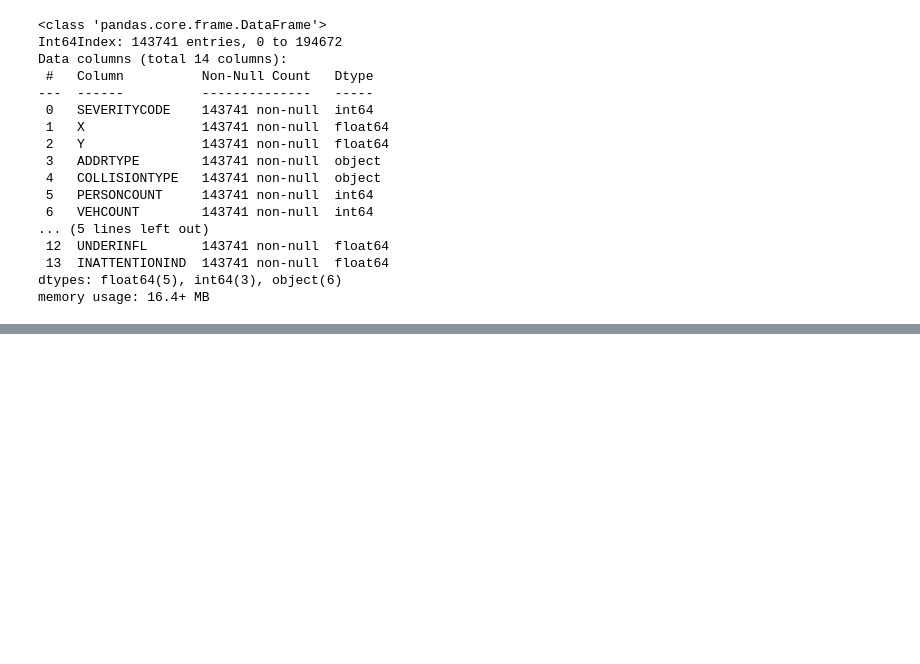
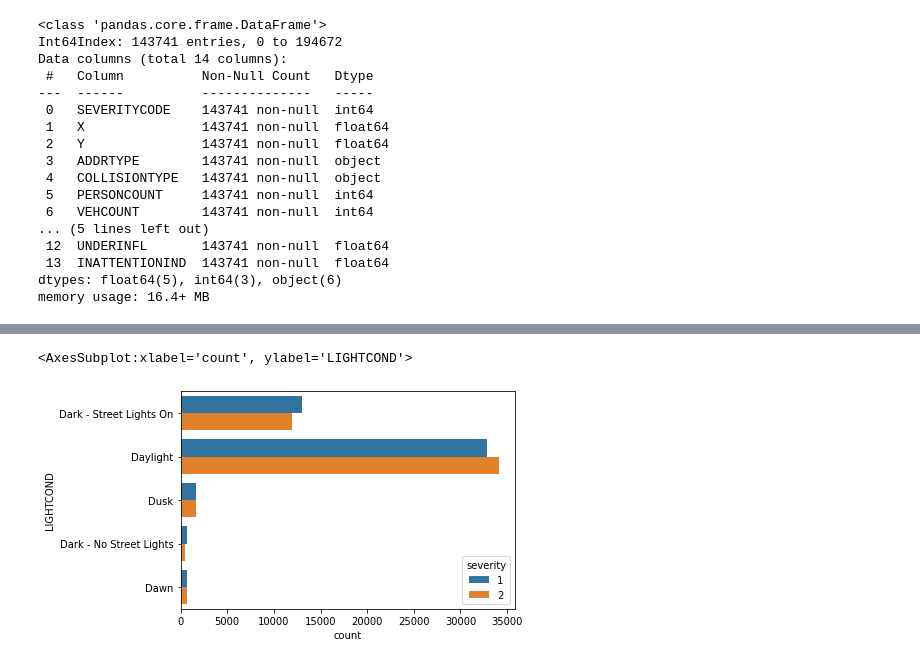
Before and after one commit to augustodn/Coursera_Capstone, a Jupyter notebook: DS-Coursera-Capstone.ipynb, the cells around one changed output, grey strips where cells are left out. Cells and saved outputs as stored; diff of their text form; code cells hidden in the pictures; blank space fills up the shorter version.

```diff
--- a/DS-Coursera-Capstone.ipynb
+++ b/DS-Coursera-Capstone.ipynb
@@ -289,0 +358,11 @@ memory usage: 16.4+ MB
+# %%
+X = colData[['X', 'Y', 'ADDRTYPE', 'COLLISIONTYPE', 'PERSONCOUNT',
+       'VEHCOUNT', 'JUNCTIONTYPE', 'WEATHER', 'ROADCOND', 'LIGHTCOND',
+       'SPEEDING', 'UNDERINFL', 'INATTENTIONIND']]
+y = colData[['SEVERITYCODE']]
+# %%
+rus = RandomUnderSampler(random_state=0)
+X_resampled, y_resampled = rus.fit_resample(X, y)
+# %%
+cd2 = X_resampled
+cd2['severity'] = y_resampled
@@ -289,0 +375,5 @@ memory usage: 16.4+ MB
+# %%
+sns.countplot(y="LIGHTCOND", hue="severity", data=cd2)
+# %% [output]
+<AxesSubplot:xlabel='count', ylabel='LIGHTCOND'>
+[figure, added]
```
Also changed, not shown: parts of 14 cells of this notebook.
